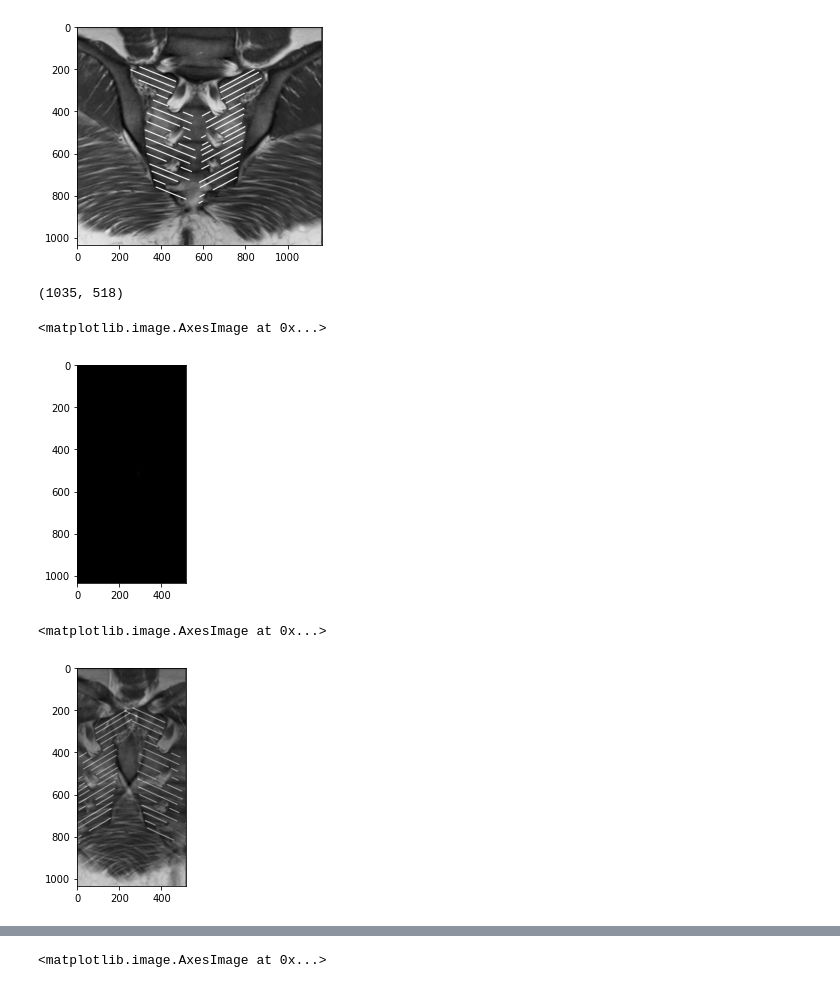
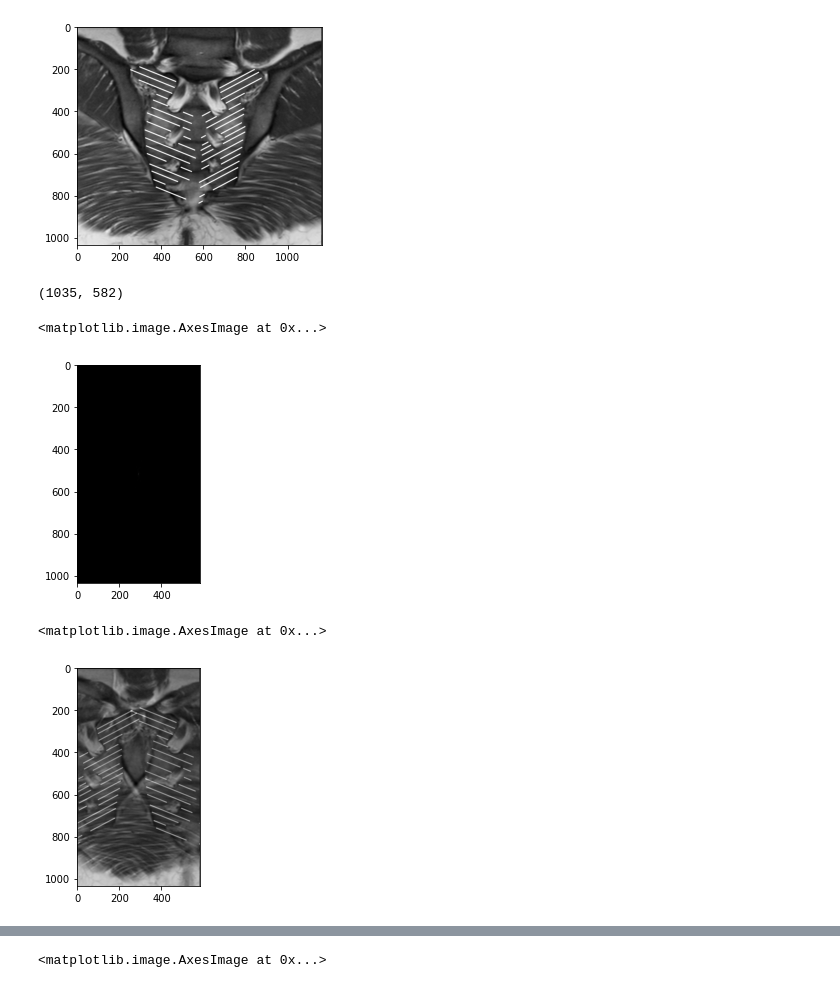
Before and after one commit to RInterested/MRI, a Jupyter notebook: MRI_Concepts.ipynb, the cells around one changed output, grey strips where cells are left out. Cells and saved outputs as stored; diff of their text form; code cells hidden in the pictures.

```diff
--- a/MRI_Concepts.ipynb
+++ b/MRI_Concepts.ipynb
@@ -50,15 +50,14 @@ plt.imshow(img_back_sacrum, cmap = 'gray')
 [figure]
 # %%
 w = fsacrumshifted
-n = 2
-matw = w[:,np.arange(0,np.shape(w)[0],n)] # Takes out every other column off the frequencies.
+matw = w[:,np.arange(0,np.shape(w)[1],2)] # Takes out every other column off the frequencies.
 print(matw.shape)
 freqw = np.abs(matw)
 plt.imshow(freqw, cmap='gray')
 # %% [output]
-(1035, 518)
+(1035, 582)
 <matplotlib.image.AxesImage at 0x...>
-[figure, old version]
+[figure, new version]
 # %%
 # inverse fft
 fw_ishift = np.fft.ifftshift(matw)
@@ -67,4 +66,4 @@ img_back_w = np.abs(img_back_w)
 plt.imshow(img_back_w, cmap = 'gray')
 # %% [output]
 <matplotlib.image.AxesImage at 0x...>
-[figure, old version]
+[figure, new version]
```
Also changed, not shown: parts of 3 cells of this notebook.
